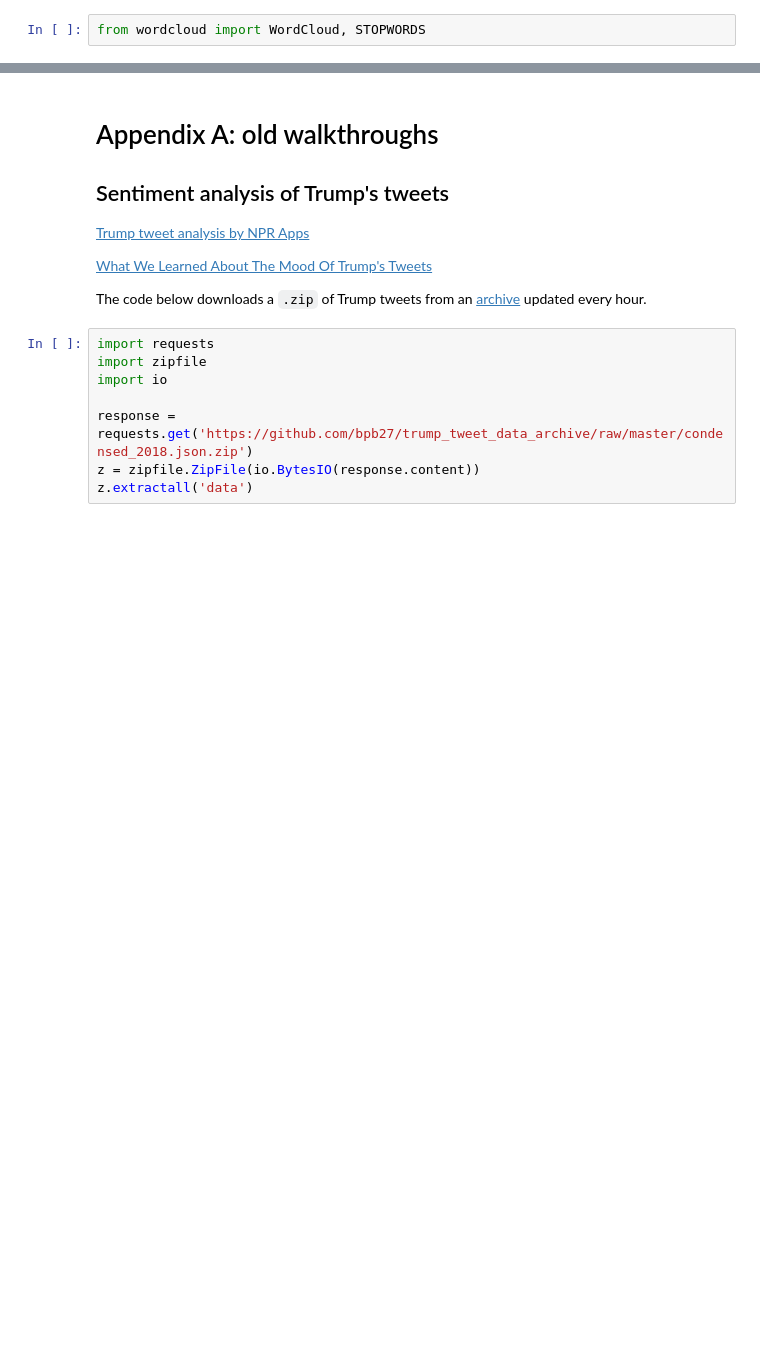
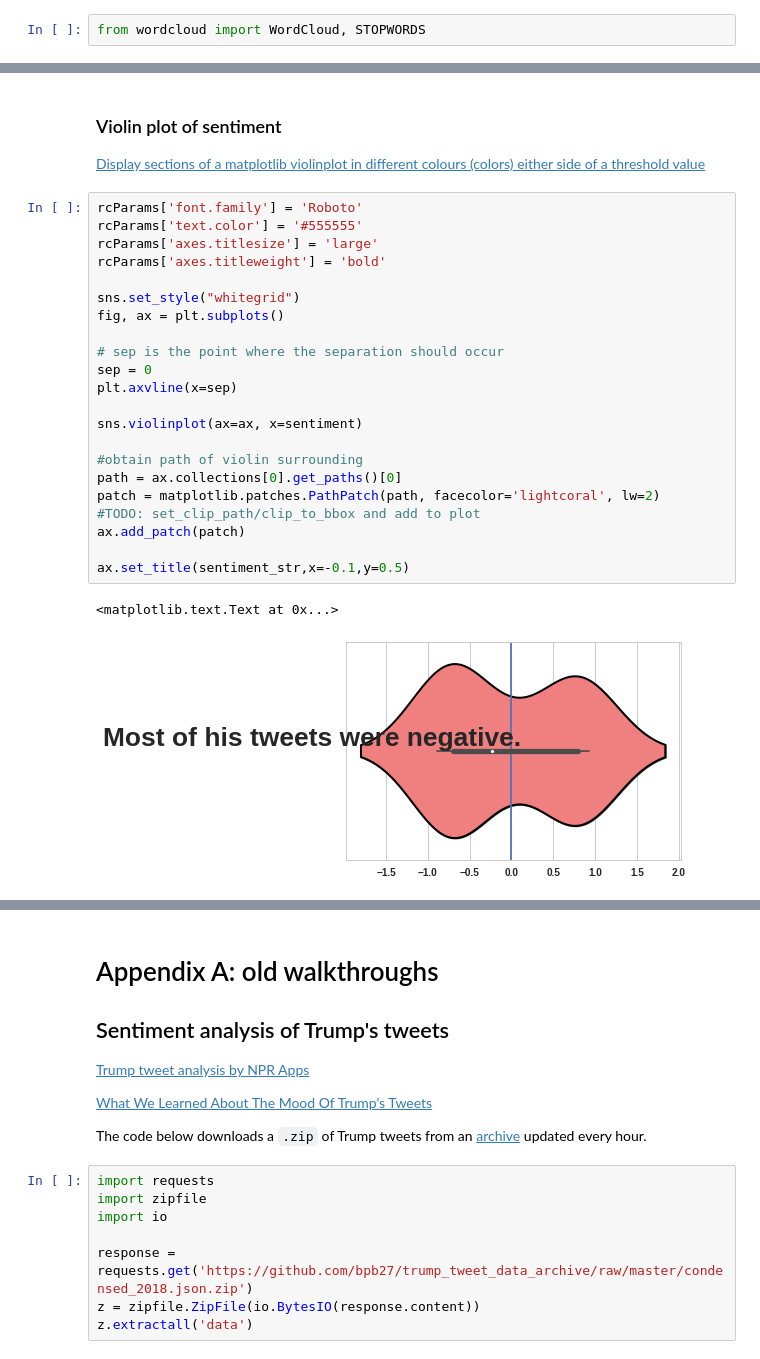
Before and after one commit to Capital-News-Service/daily-trump-snapshot, a Jupyter notebook: daily_trump_snapshot.ipynb, the cells around one changed output, grey strips where cells are left out. Drawn from its saved outputs; the diff is of its cells as text; blank space fills up the shorter version.

```diff
--- a/daily_trump_snapshot.ipynb
+++ b/daily_trump_snapshot.ipynb
@@ -201,0 +260,29 @@ ax.set_title("Sentiment of @realDonaldTrump's tweets on " + str(datetime.now().d
+# %% [markdown]
+### Violin plot of sentiment
+
+[Display sections of a matplotlib violinplot in different colours (colors) either side of a threshold value](https://stackoverflow.com/questions/42330147/display-sections-of-a-matplotlib-violinplot-in-different-colours-colors-either)
+# %%
+rcParams['font.family'] = 'Roboto'
+rcParams['text.color'] = '#555555'
+rcParams['axes.titlesize'] = 'large'
+rcParams['axes.titleweight'] = 'bold'
+
+sns.set_style("whitegrid")
+fig, ax = plt.subplots()
+
+# sep is the point where the separation should occur
+sep = 0
+plt.axvline(x=sep)
+
+sns.violinplot(ax=ax, x=sentiment)
+
+#obtain path of violin surrounding
+path = ax.collections[0].get_paths()[0]
+patch = matplotlib.patches.PathPatch(path, facecolor='lightcoral', lw=2)
+#TODO: set_clip_path/clip_to_bbox and add to plot
+ax.add_patch(patch)
+
+ax.set_title(sentiment_str,x=-0.1,y=0.5)
+# %% [output]
+<matplotlib.text.Text at 0x...>
+[figure, added]
```
Also changed, not shown: parts of 14 cells of this notebook.
